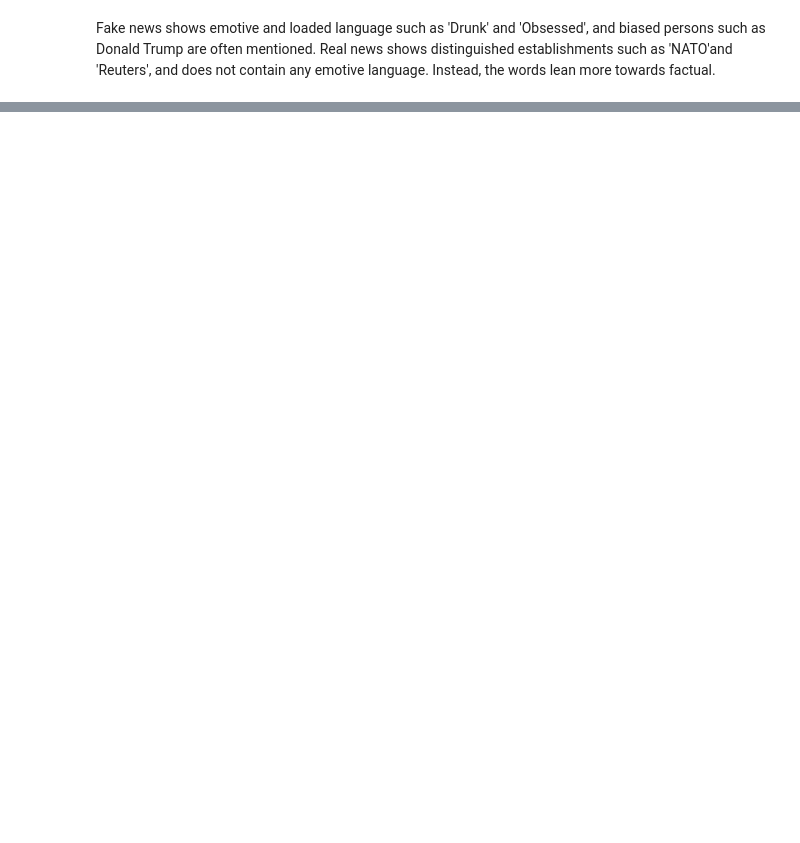
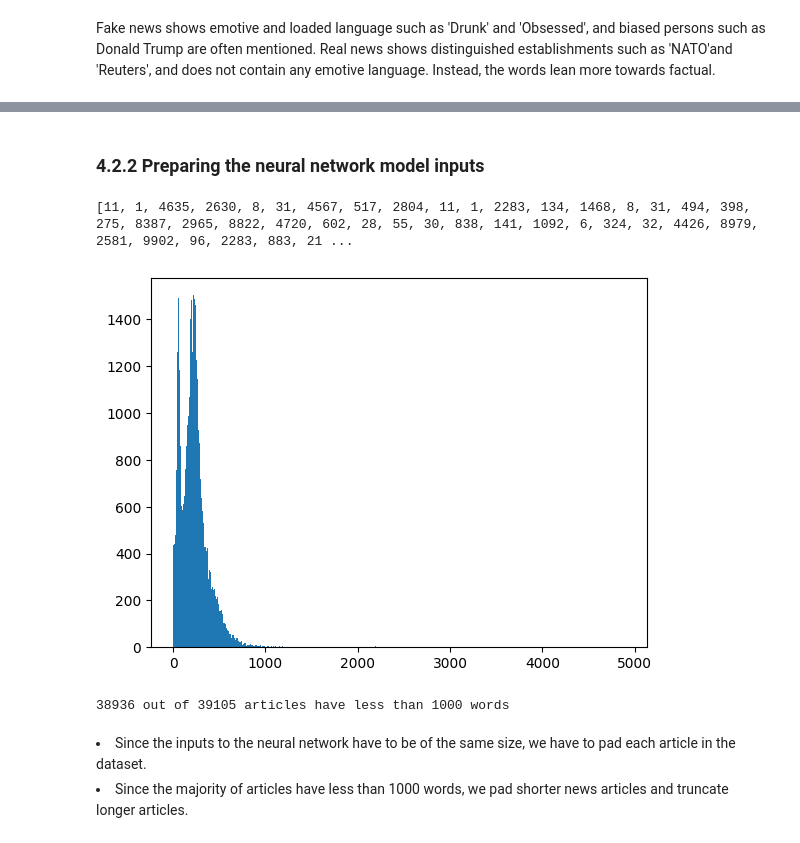
Before and after one commit to Jiawei19/BT4222, a Jupyter notebook: EDA.ipynb, the cells around one changed output, grey strips where cells are left out. Drawn from its saved outputs; the diff is of its cells as text; code cells hidden in the pictures; blank space fills up the shorter version.

```diff
--- a/EDA.ipynb
+++ b/EDA.ipynb
@@ -179,0 +246,25 @@ Real news shows distinguished establishments such as 'NATO'and 'Reuters', and do
+# %%
+# only words (can have - or ') will be generated as tokens
+# create a list of elements each containing a list of words from each article in the corpus
+from nltk.tokenize import RegexpTokenizer
+from nltk.corpus import stopwords
+from nltk import sent_tokenize
+
+def corpus_to_vect(df_column):
+    corpus_tokens = []
+    stop_words = set(stopwords.words("english"))
+    rtokenizer = RegexpTokenizer(r'[a-zA-Z\'\-]+') # matches any word that contains only letters, hyphens, and apostrophes
+    docs = df_column.values
+    for doc in docs:
+        sents = sent_tokenize(doc)
+        doc_tokens = []
+        for sent in sents:
+            sent_lowered = sent.lower()
+            words = rtokenizer.tokenize(sent_lowered) # convert all words to lower case
+            filtered = [word.strip() for word in words if word not in stop_words and len(word) > 1] # filter out stopwords
+            doc_tokens.extend(filtered)
+        corpus_tokens.append(doc_tokens)
+    return corpus_tokens
+# %%
+# tokenizing the 'text' column
+tokens = corpus_to_vect(news['all_text'])
@@ -179,0 +325,27 @@ Real news shows distinguished establishments such as 'NATO'and 'Reuters', and do
+# %% [markdown]
+### 4.2.2 Preparing the neural network model inputs
+# %%
+from keras.preprocessing.text import Tokenizer
+
+tokenizer = Tokenizer()
+tokenizer.fit_on_texts(tokens)
+token_indices = tokenizer.texts_to_sequences(tokens)
+# %%
+# all token indexes generated from the first article
+print(token_indices[0])
+# %% [output]
+[11, 1, 4635, 2630, 8, 31, 4567, 517, 2804, 11, 1, 2283, 134, 1468, 8, 31, 494, 398, 275, 8387, 2965, 8822, 4720, 602, 28, 55, 30, 838, 141, 1092, 6, 324, 32, 4426, 8979, 2581, 9902, 96, 2283, 883, 21 ...
+# %%
+article_lens = np.array([len(index) for index in token_indices])
+plt.hist(article_lens, bins=500)
+plt.show()
+# %% [output]
+[figure, added]
+# %%
+len_1000 = article_lens[article_lens < 1000]
+print('%d out of %d articles have less than 1000 words' % (len(len_1000),len(article_lens)))
+# %% [output]
+38936 out of 39105 articles have less than 1000 words
+# %% [markdown]
+<li>Since the inputs to the neural network have to be of the same size, we have to pad each article in the dataset.</li>
+<li>Since the majority of articles have less than 1000 words, we pad shorter news articles and truncate longer articles.</li>
```
Also changed, not shown: parts of 56 cells of this notebook.
